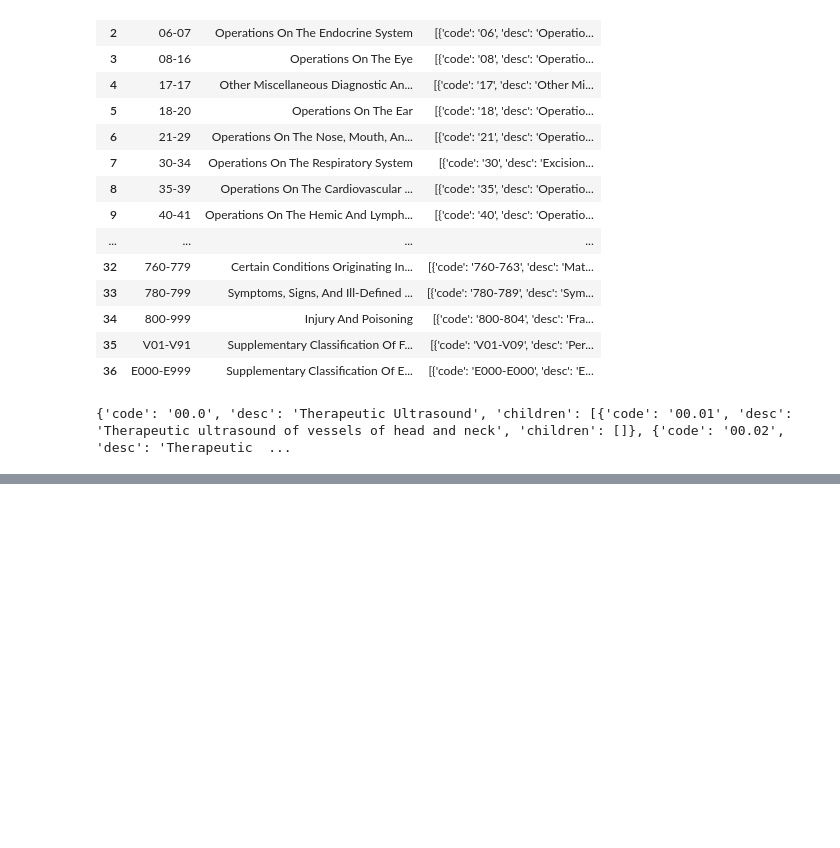
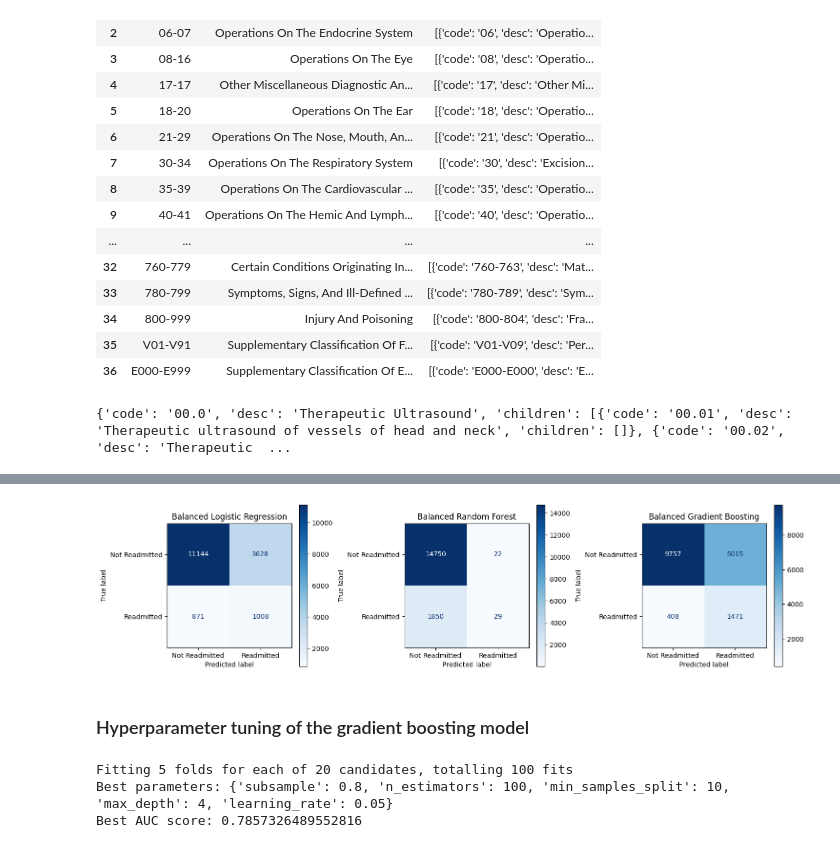
Before and after one commit to juhit101/Hospital-Readmission-Analytics, a Jupyter notebook: data.ipynb, the cells around one changed output, grey strips where cells are left out. Cells and saved outputs as stored; diff of their text form; code cells hidden in the pictures; blank space fills up the shorter version.

```diff
--- a/data.ipynb
+++ b/data.ipynb
@@ -304,0 +576,16 @@ icd_code_df.to_csv('icd_code.csv')
+# %%
+from sklearn.utils.class_weight import compute_sample_weight
+
+lr_balanced = LogisticRegression(max_iter=1000, random_state=42, class_weight='balanced')
+lr_balanced.fit(X_train_scaled, y_train)
+
+rf_balanced = RandomForestClassifier(n_estimators=100, random_state=42, class_weight='balanced')
+rf_balanced.fit(X_train, y_train)
+
+gb_balanced = GradientBoostingClassifier(n_estimators=100, random_state=42)
+
+
+sample_weights = compute_sample_weight(class_weight='balanced', y=y_train)
+gb_balanced.fit(X_train, y_train, sample_weight=sample_weights)
+
+print("Balanced models trained!")
@@ -304,0 +652,27 @@ icd_code_df.to_csv('icd_code.csv')
+# %%
+fig, axes = plt.subplots(1, 3, figsize=(15, 4))
+
+# Balanced Logistic Regression
+cm = confusion_matrix(y_test, lr_balanced_preds)
+disp = ConfusionMatrixDisplay(confusion_matrix=cm, display_labels=['Not Readmitted', 'Readmitted'])
+disp.plot(cmap=plt.cm.Blues, ax=axes[0])
+axes[0].set_title('Balanced Logistic Regression')
+
+# Balanced Random Forest
+cm = confusion_matrix(y_test, rf_balanced_preds)
+disp = ConfusionMatrixDisplay(confusion_matrix=cm, display_labels=['Not Readmitted', 'Readmitted'])
+disp.plot(cmap=plt.cm.Blues, ax=axes[1])
+axes[1].set_title('Balanced Random Forest')
+
+# Balanced Gradient Boosting
+cm = confusion_matrix(y_test, gb_balanced_preds)
+disp = ConfusionMatrixDisplay(confusion_matrix=cm, display_labels=['Not Readmitted', 'Readmitted'])
+disp.plot(cmap=plt.cm.Blues, ax=axes[2])
+axes[2].set_title('Balanced Gradient Boosting')
+
+plt.tight_layout()
+plt.show()
+# %% [output]
+[figure, added]
+# %% [markdown]
+### Hyperparameter tuning of the gradient boosting model
@@ -304,0 +689,22 @@ icd_code_df.to_csv('icd_code.csv')
+# %%
+gb_tuned = RandomizedSearchCV(
+    GradientBoostingClassifier(random_state=42),
+    param_distributions=param_grid,
+    n_iter=20,
+    scoring='roc_auc',
+    cv=5,
+    random_state=42,
+    n_jobs=-1,
+    verbose=1
+)
+
+sample_weights_train = compute_sample_weight(class_weight='balanced', y=y_train)
+
+gb_tuned.fit(X_train, y_train, sample_weight=sample_weights_train)
+
+print("Best parameters:", gb_tuned.best_params_)
+print("Best AUC score:", gb_tuned.best_score_)
+# %% [output]
+Fitting 5 folds for each of 20 candidates, totalling 100 fits
+Best parameters: {'subsample': 0.8, 'n_estimators': 100, 'min_samples_split': 10, 'max_depth': 4, 'learning_rate': 0.05}
+Best AUC score: 0.7857326489552816
```
Also changed, not shown: parts of 36 cells of this notebook.
